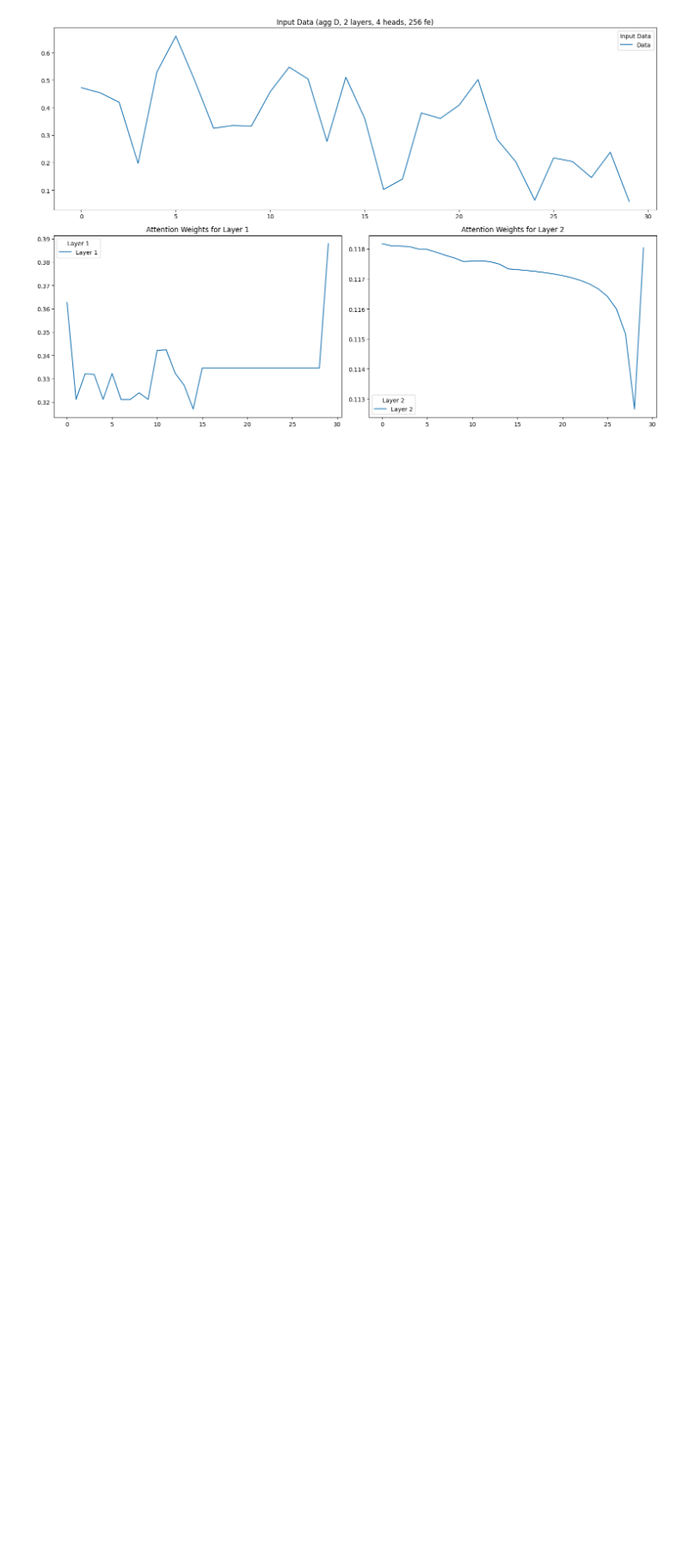
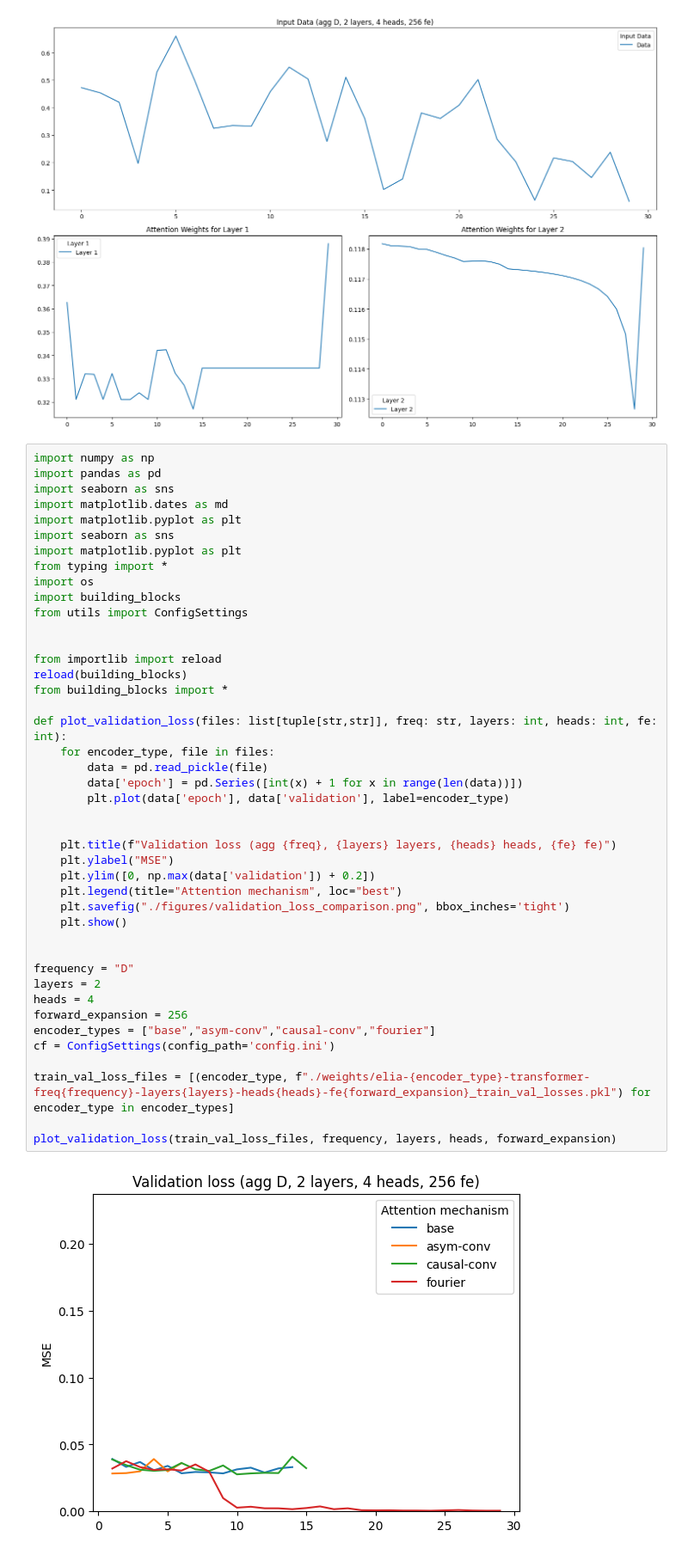
Before and after one commit to avhou/dne, a Jupyter notebook: code/figures.ipynb, the cells around one changed output. Shown at 86% size. Cells and saved outputs as stored; diff of their text form; blank space fills up the shorter version.

```diff
--- a/code/figures.ipynb
+++ b/code/figures.ipynb
@@ -161,3 +161,48 @@ shape torch.Size([30, 512])
 [figure]
 [figure]
 [figure]
+# %%
+import numpy as np
+import pandas as pd
+import seaborn as sns
+import matplotlib.dates as md
+import matplotlib.pyplot as plt
+import seaborn as sns
+import matplotlib.pyplot as plt
+from typing import *
+import os
+import building_blocks
+from utils import ConfigSettings
+
+
+from importlib import reload
+reload(building_blocks)
+from building_blocks import *
+
+def plot_validation_loss(files: list[tuple[str,str]], freq: str, layers: int, heads: int, fe: int):
+    for encoder_type, file in files:
+        data = pd.read_pickle(file)
+        data['epoch'] = pd.Series([int(x) + 1 for x in range(len(data))])
+        plt.plot(data['epoch'], data['validation'], label=encoder_type)
+
+
+    plt.title(f"Validation loss (agg {freq}, {layers} layers, {heads} heads, {fe} fe)")
+    plt.ylabel("MSE")
+    plt.ylim([0, np.max(data['validation']) + 0.2])
+    plt.legend(title="Attention mechanism", loc="best")
+    plt.savefig("./figures/validation_loss_comparison.png", bbox_inches='tight')
+    plt.show()
+
+
+frequency = "D"
+layers = 2
+heads = 4
+forward_expansion = 256
+encoder_types = ["base","asym-conv","causal-conv","fourier"]
+cf = ConfigSettings(config_path='config.ini')
+
+train_val_loss_files = [(encoder_type, f"./weights/elia-{encoder_type}-transformer-freq{frequency}-layers{layers}-heads{heads}-fe{forward_expansion}_train_val_losses.pkl") for encoder_type in encoder_types]
+
+plot_validation_loss(train_val_loss_files, frequency, layers, heads, forward_expansion)
+# %% [output]
+[figure, added]
```
Also changed, not shown: 7 other files.
